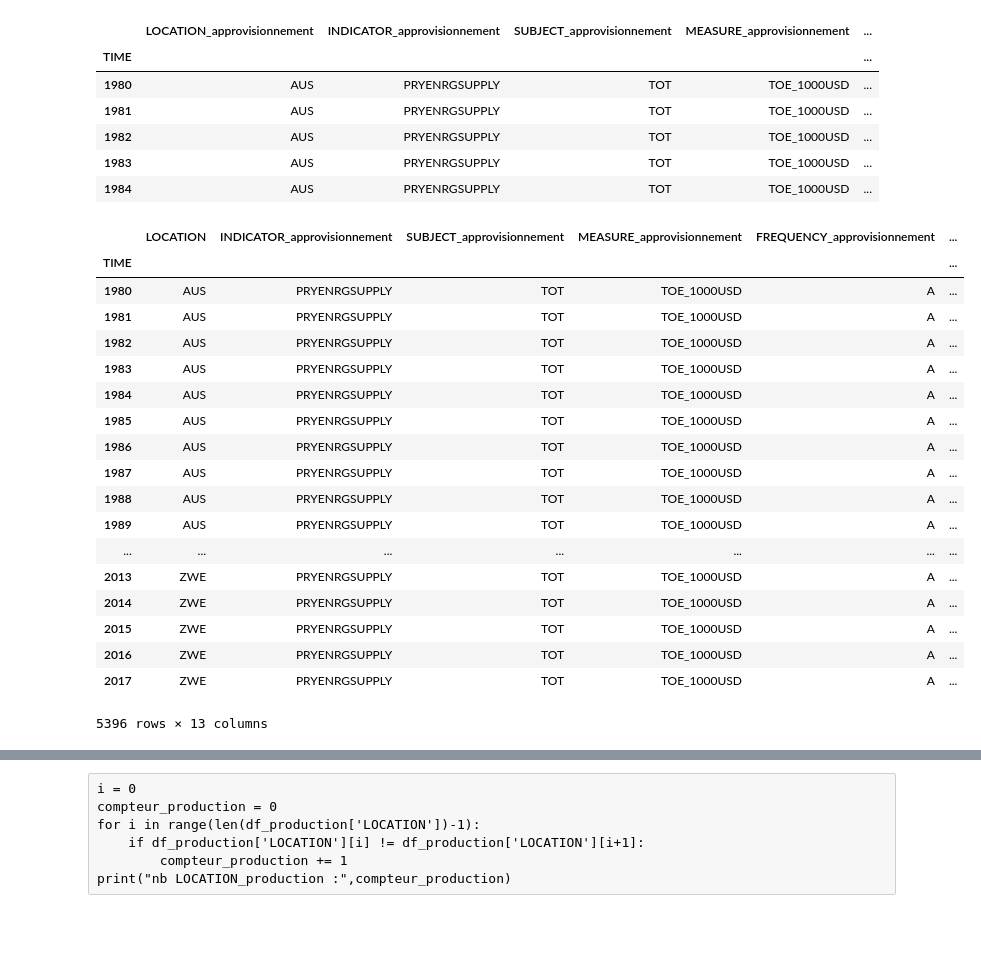
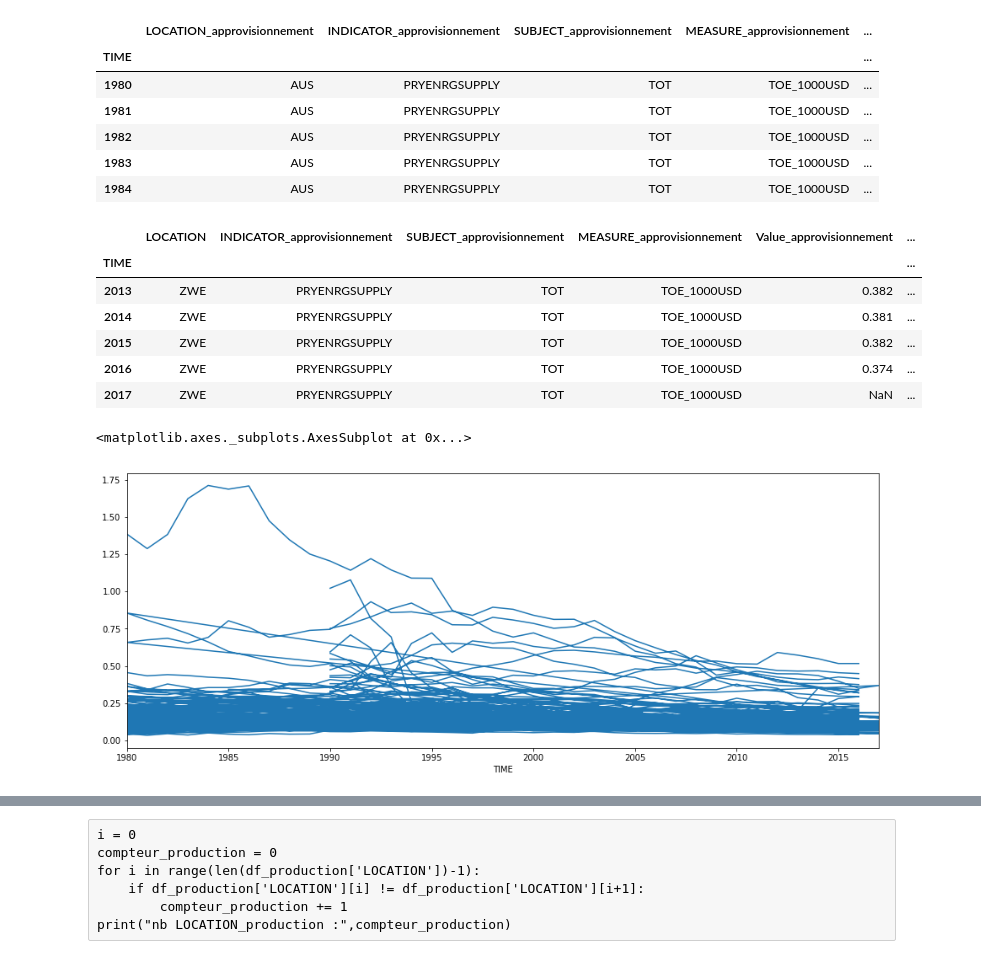
Before and after one commit to morel-hugo/Project-ESTIA, a Jupyter notebook: create_data_csv.ipynb, the cells around one changed output, grey strips where cells are left out. Drawn from its saved outputs; the diff is of its cells as text; code cells hidden in the pictures; blank space fills up the shorter version.

```diff
--- a/create_data_csv.ipynb
+++ b/create_data_csv.ipynb
@@ -46,5 +46,6 @@ df.head()
 | 1984 | AUS | PRYENRGSUPPLY | TOT | TOE_1000USD | ... |
 # %%
 df = df.rename(columns={"LOCATION_approvisionnement":"LOCATION"})
+df = df.rename(columns={"FREQUENCY_production":"FREQUENCY"})
 # %%
 del df['LOCATION_production']
@@ -51,22 +53,15 @@ del df['LOCATION_production']
 # %%
-df
+df.tail()
 # %% [output]
-|  | LOCATION | INDICATOR_approvisionnement | SUBJECT_approvisionnement | MEASURE_approvisionnement | FREQUENCY_approvisionnement | ... |
+|  | LOCATION | INDICATOR_approvisionnement | SUBJECT_approvisionnement | MEASURE_approvisionnement | Value_approvisionnement | ... |
 | TIME |  |  |  |  |  | ... |
-| 1980 | AUS | PRYENRGSUPPLY | TOT | TOE_1000USD | A | ... |
-| 1981 | AUS | PRYENRGSUPPLY | TOT | TOE_1000USD | A | ... |
-| 1982 | AUS | PRYENRGSUPPLY | TOT | TOE_1000USD | A | ... |
-| 1983 | AUS | PRYENRGSUPPLY | TOT | TOE_1000USD | A | ... |
-| 1984 | AUS | PRYENRGSUPPLY | TOT | TOE_1000USD | A | ... |
-| 1985 | AUS | PRYENRGSUPPLY | TOT | TOE_1000USD | A | ... |
-| 1986 | AUS | PRYENRGSUPPLY | TOT | TOE_1000USD | A | ... |
-| 1987 | AUS | PRYENRGSUPPLY | TOT | TOE_1000USD | A | ... |
-| 1988 | AUS | PRYENRGSUPPLY | TOT | TOE_1000USD | A | ... |
-| 1989 | AUS | PRYENRGSUPPLY | TOT | TOE_1000USD | A | ... |
-| ... | ... | ... | ... | ... | ... | ... |
-| 2013 | ZWE | PRYENRGSUPPLY | TOT | TOE_1000USD | A | ... |
-| 2014 | ZWE | PRYENRGSUPPLY | TOT | TOE_1000USD | A | ... |
-| 2015 | ZWE | PRYENRGSUPPLY | TOT | TOE_1000USD | A | ... |
-| 2016 | ZWE | PRYENRGSUPPLY | TOT | TOE_1000USD | A | ... |
-| 2017 | ZWE | PRYENRGSUPPLY | TOT | TOE_1000USD | A | ... |
+| 2013 | ZWE | PRYENRGSUPPLY | TOT | TOE_1000USD | 0.382 | ... |
+| 2014 | ZWE | PRYENRGSUPPLY | TOT | TOE_1000USD | 0.381 | ... |
+| 2015 | ZWE | PRYENRGSUPPLY | TOT | TOE_1000USD | 0.382 | ... |
+| 2016 | ZWE | PRYENRGSUPPLY | TOT | TOE_1000USD | 0.374 | ... |
+| 2017 | ZWE | PRYENRGSUPPLY | TOT | TOE_1000USD | NaN | ... |
-5396 rows × 13 columns
+# %%
+df['Value_approvisionnement'].plot(figsize=(16,6))
+# %% [output]
+<matplotlib.axes._subplots.AxesSubplot at 0x...>
+[figure, added]
```
Also changed, not shown: parts of 7 cells of this notebook.
